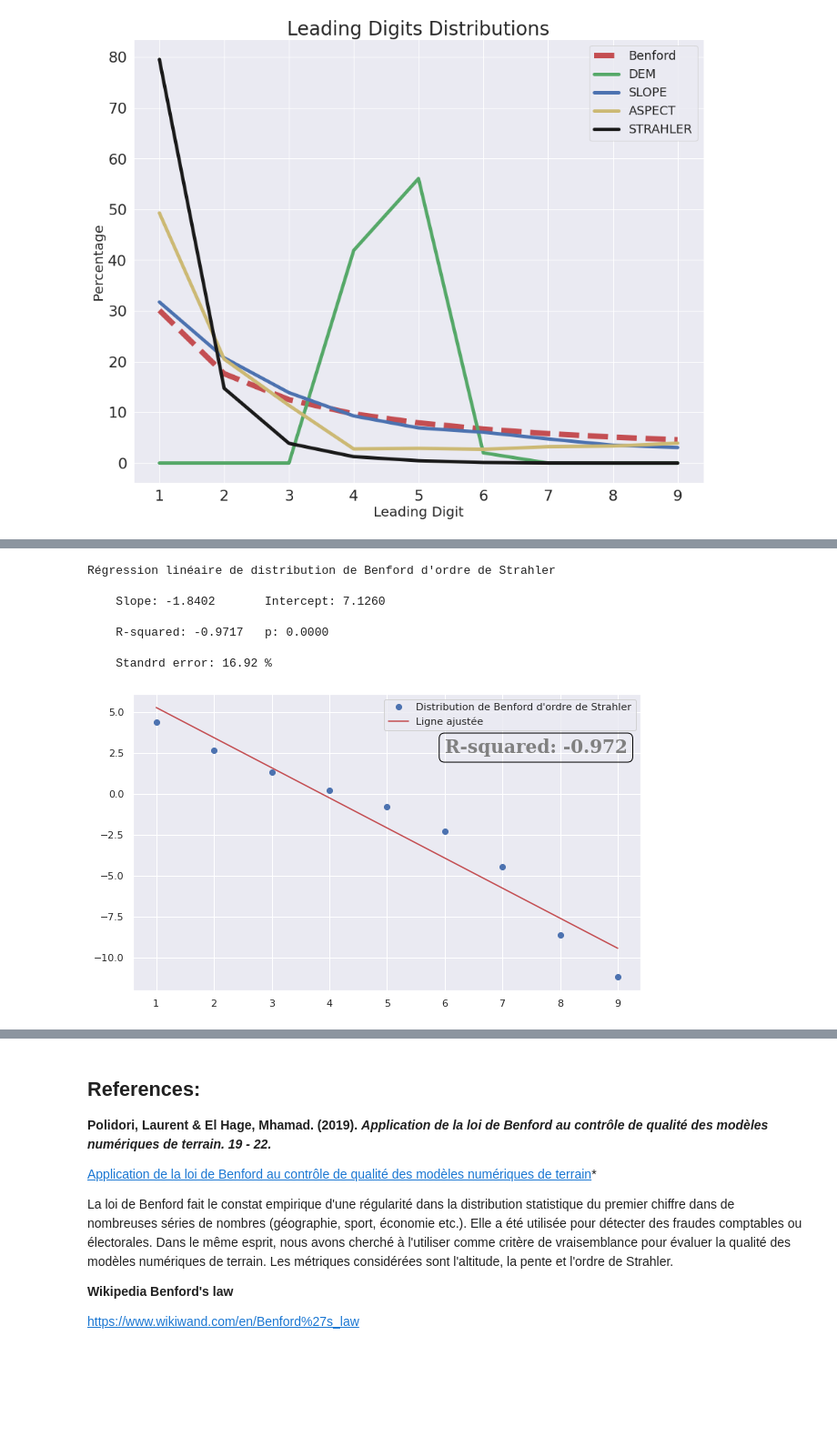
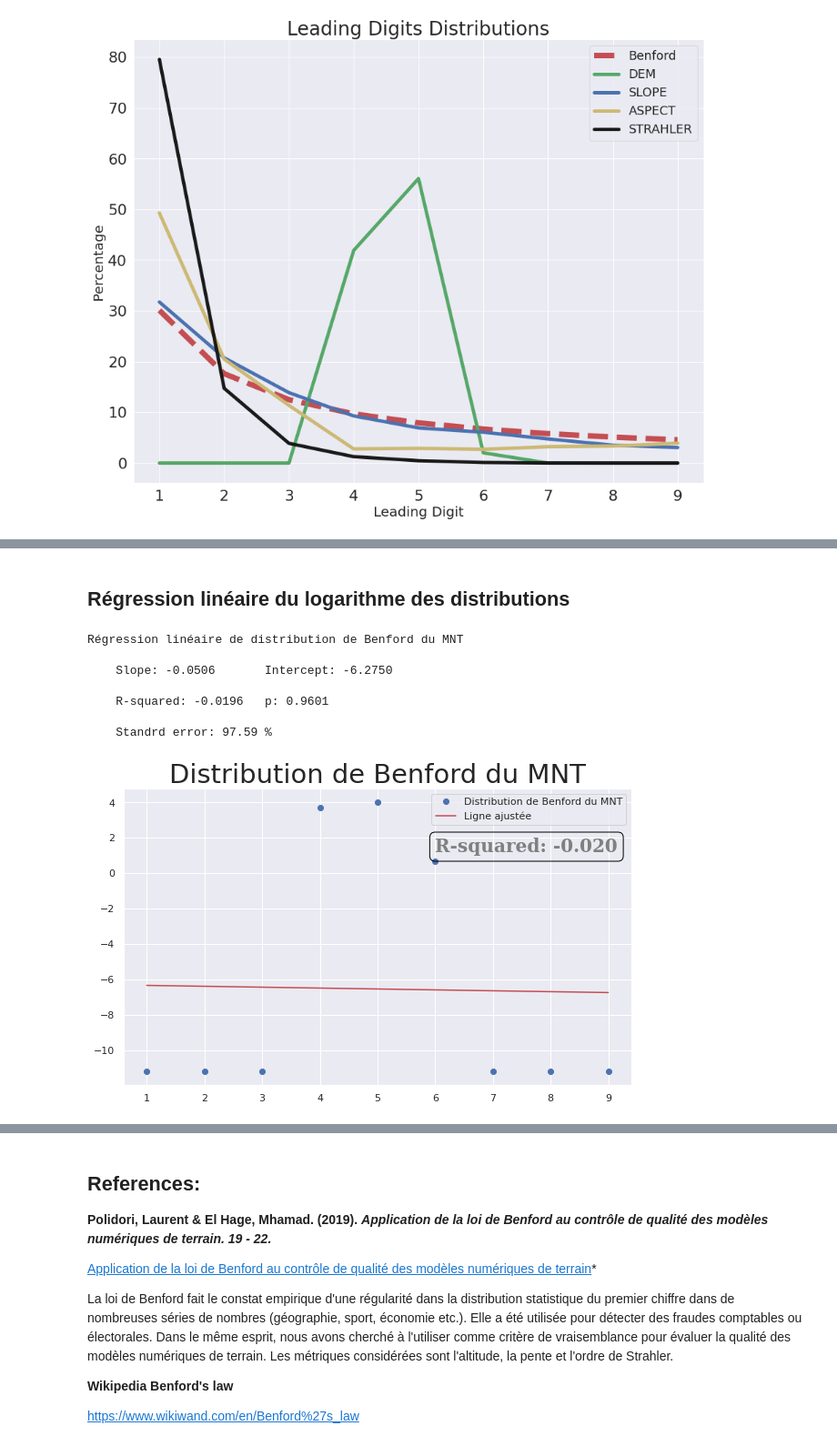
Before and after one commit to ayoubft/Benford_DEM, a Jupyter notebook: Benford_DEM-strhlr-full.ipynb, the cells around one changed output, grey strips where cells are left out. Shown at 91% size. Drawn from its saved outputs; the diff is of its cells as text; code cells hidden in the pictures; blank space fills up the shorter version.

```diff
--- a/Benford_DEM-strhlr-full.ipynb
+++ b/Benford_DEM-strhlr-full.ipynb
@@ -568,26 +495,29 @@ Régression linéaire de distribution de Benford de l'oreintation
-# %%
-y = np.log(ff4)
-slope, intercept, r, p, std_err = stats.linregress(X, y)
-
-print(f"""
-Régression linéaire de distribution de Benford d'ordre de Strahler
-
-    Slope: {slope:.4f}\t Intercept: {intercept:.4f}\n
-    R-squared: {r:.4f}\t p: {p:.4f}\n
-    Standrd error: {100*std_err:.2f} %
-""")
-
-plt.figure(figsize=(10, 6))
-plt.plot(X, y, 'o', label='Distribution de Benford d\'ordre de Strahler')
-plt.plot(X, intercept + slope*X, 'r', label='Ligne ajustée')
-plt.legend()
-plt.text(6, 2.5,  f'R-squared: {r:.3f}', fontdict=font, bbox=box);
-# %% [output]
-Régression linéaire de distribution de Benford d'ordre de Strahler
-
-    Slope: -1.8402       Intercept: 7.1260
-
-    R-squared: -0.9717   p: 0.0000
-
-    Standrd error: 16.92 %
-[figure, removed]
+# %% [markdown]
+## Régression linéaire du logarithme des distributions
+# %%
+y = np.log(ff1)
+slope, intercept, r, p, std_err = stats.linregress(X, y)
+
+print(f"""
+Régression linéaire de distribution de Benford du MNT
+
+    Slope: {slope:.4f}\t Intercept: {intercept:.4f}\n
+    R-squared: {r:.4f}\t p: {p:.4f}\n
+    Standrd error: {100*std_err:.2f} %
+""")
+
+plt.figure(figsize=(10, 6))
+plt.plot(X, y, 'o', label='Distribution de Benford du MNT')
+plt.plot(X, intercept + slope*X, 'r', label='Ligne ajustée')
+plt.legend()
+plt.title('Distribution de Benford du MNT', size=29)
+plt.text(6, 1.2,  f'R-squared: {r:.3f}', fontdict=font, bbox=box);
+# %% [output]
+Régression linéaire de distribution de Benford du MNT
+
+    Slope: -0.0506       Intercept: -6.2750
+
+    R-squared: -0.0196   p: 0.9601
+
+    Standrd error: 97.59 %
+[figure, added]
```
Also changed, not shown: parts of 10 cells of this notebook.
